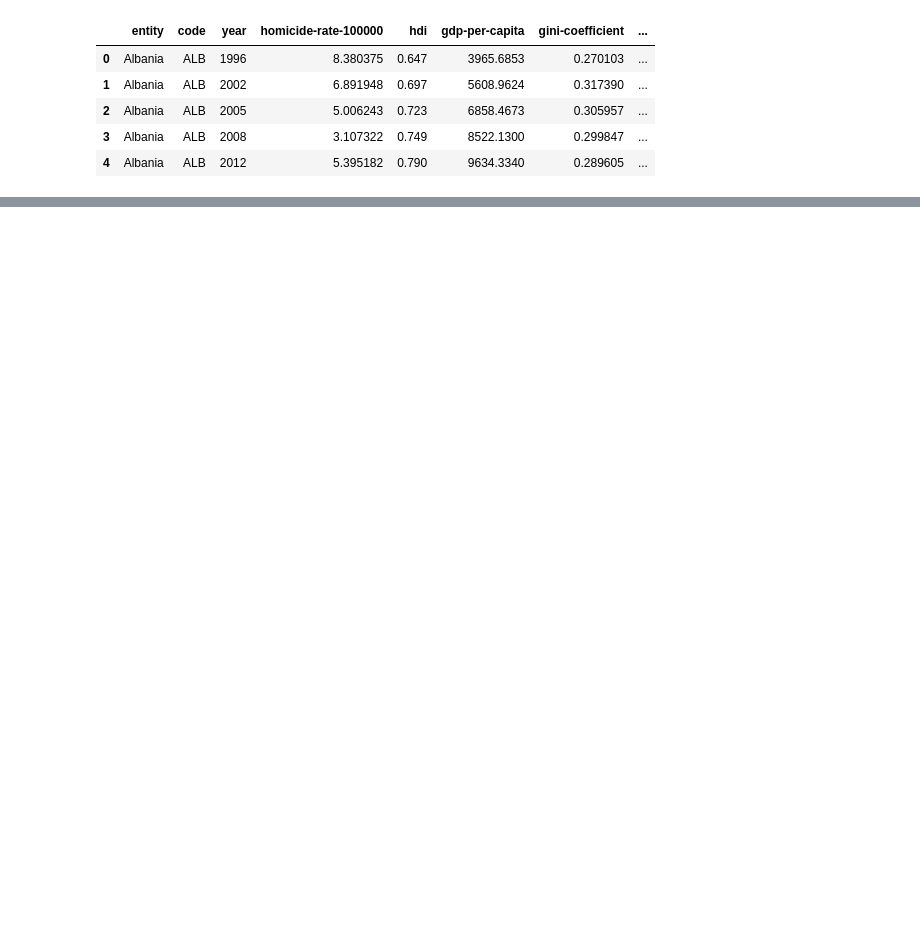
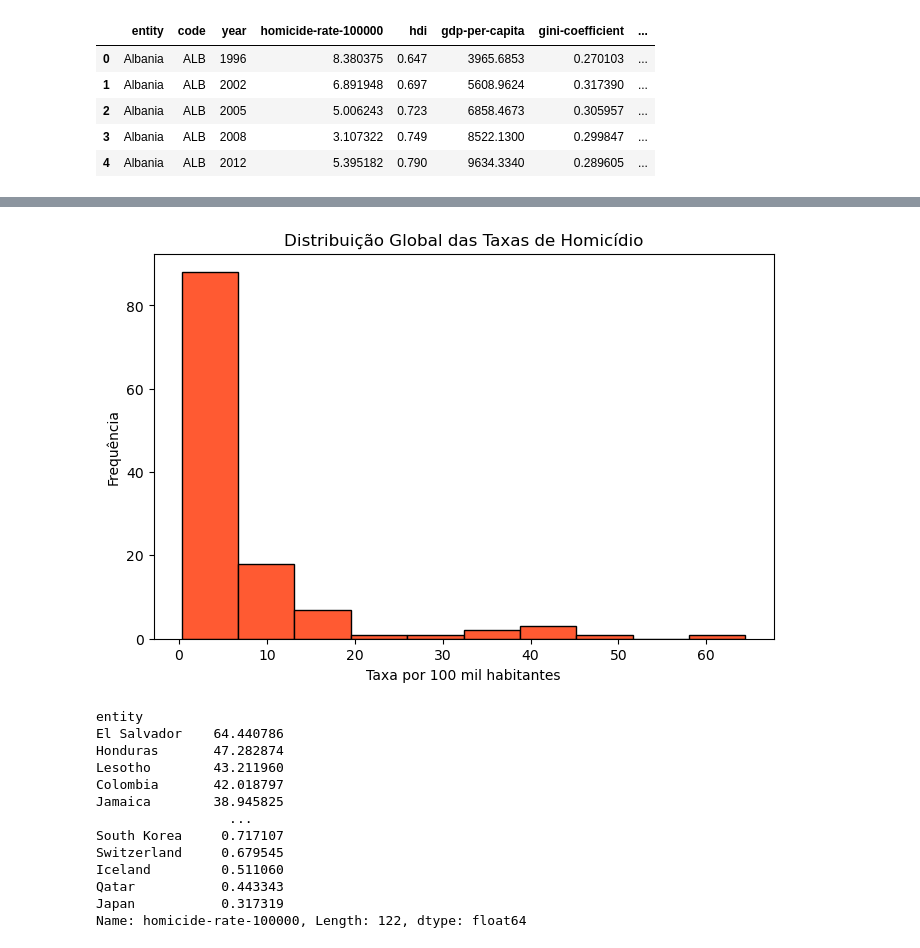
Before and after one commit to Phenriqx/global-homicide-rate-predictor, a Jupyter notebook: notebooks/HomicideRates.ipynb, the cells around one changed output, grey strips where cells are left out. Cells and saved outputs as stored; diff of their text form; code cells hidden in the pictures; blank space fills up the shorter version.

```diff
--- a/notebooks/HomicideRates.ipynb
+++ b/notebooks/HomicideRates.ipynb
@@ -103,0 +147,28 @@ df.head()
+# %%
+import matplotlib.pyplot as plt
+
+dataX = df.groupby('entity')['homicide-rate-100000'].mean().sort_values(ascending=False)
+plt.figure(figsize=(8, 5))
+plt.hist(dataX, color='#ff5a32', edgecolor='black')
+
+plt.title('Distribuição Global das Taxas de Homicídio')
+plt.xlabel('Taxa por 100 mil habitantes')
+plt.ylabel('Frequência')
+plt.show() # we can see that most countries have a mean homicide rate between 0 and 10
+
+dataX # we can see that from the top 5 most violent countries, 4 are from latin america and 1 from africa
+# %% [output]
+[figure, added]
+entity
+El Salvador    64.440786
+Honduras       47.282874
+Lesotho        43.211960
+Colombia       42.018797
+Jamaica        38.945825
+                 ...
+South Korea     0.717107
+Switzerland     0.679545
+Iceland         0.511060
+Qatar           0.443343
+Japan           0.317319
+Name: homicide-rate-100000, Length: 122, dtype: float64
```
Also changed, not shown: parts of 11 cells of this notebook, 2 other files.
